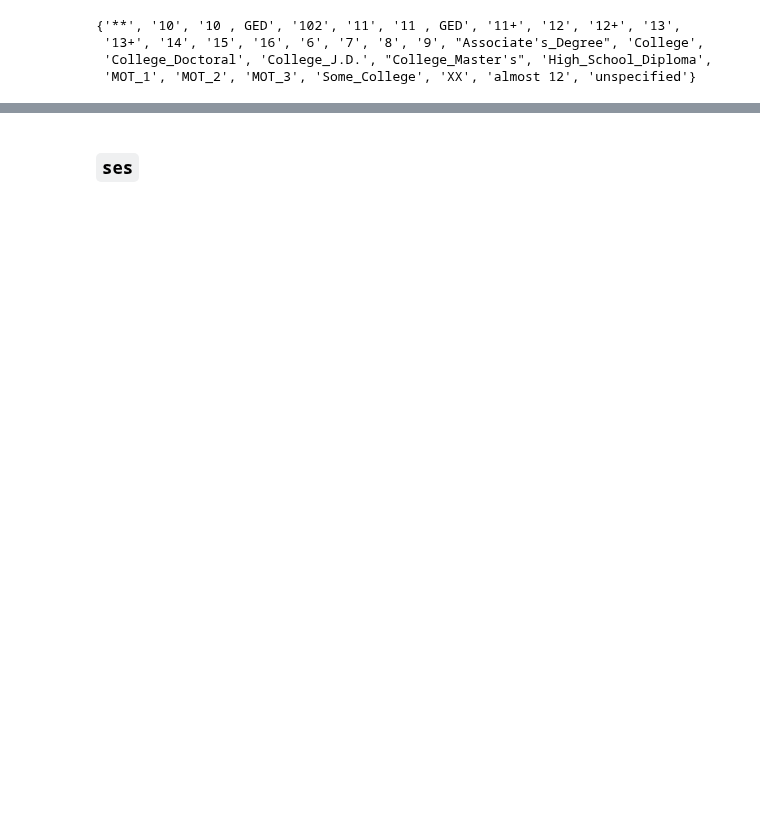
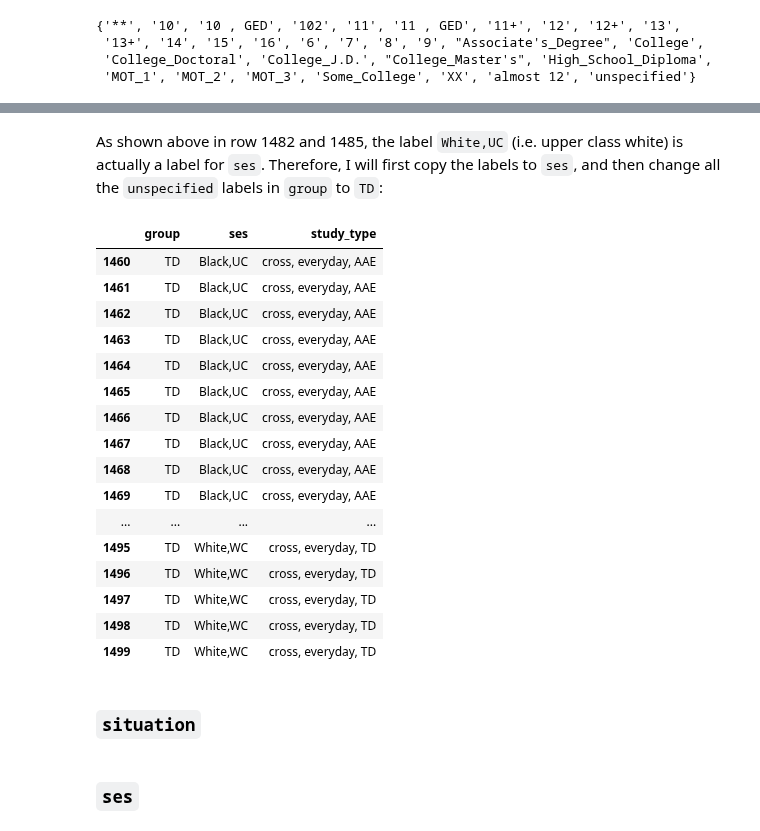
Before and after one commit to Data-Science-for-Linguists-2022/Child-Vocab-Development, a Jupyter notebook: codes/data_preprocessing.ipynb, the cells around one changed output, grey strips where cells are left out. Cells and saved outputs as stored; diff of their text form; code cells hidden in the pictures; blank space fills up the shorter version.

Commit message:
cleaned data_idx: mot_edu and group

```diff
--- a/codes/data_preprocessing.ipynb
+++ b/codes/data_preprocessing.ipynb
@@ -206,0 +252,28 @@ cp.pprint(check_labels('group'))
+# %% [markdown]
+As shown above in row 1482 and 1485, the label `White,UC` (i.e. upper class white) is actually a label for `ses`. Therefore, I will first copy the labels to `ses`, and then change all the `unspecified` labels in `group` to `TD`:
+# %%
+# idx = data_idx.group[data_idx.group=='White,UC'].index
+data_idx.loc[data_idx.group=='White,UC','ses'] = 'White,UC'
+data_idx.loc[data_idx.corpus=='Hall','group'] = 'TD'
+
+data_idx[['group','ses','study_type']][(data_idx.corpus=='Hall')]
+# %% [output]
+|  | group | ses | study_type |
+| 1460 | TD | Black,UC | cross, everyday, AAE |
+| 1461 | TD | Black,UC | cross, everyday, AAE |
+| 1462 | TD | Black,UC | cross, everyday, AAE |
+| 1463 | TD | Black,UC | cross, everyday, AAE |
+| 1464 | TD | Black,UC | cross, everyday, AAE |
+| 1465 | TD | Black,UC | cross, everyday, AAE |
+| 1466 | TD | Black,UC | cross, everyday, AAE |
+| 1467 | TD | Black,UC | cross, everyday, AAE |
+| 1468 | TD | Black,UC | cross, everyday, AAE |
+| 1469 | TD | Black,UC | cross, everyday, AAE |
+| ... | ... | ... | ... |
+| 1495 | TD | White,WC | cross, everyday, TD |
+| 1496 | TD | White,WC | cross, everyday, TD |
+| 1497 | TD | White,WC | cross, everyday, TD |
+| 1498 | TD | White,WC | cross, everyday, TD |
+| 1499 | TD | White,WC | cross, everyday, TD |
+# %% [markdown]
+### `situation`
```
Also changed, not shown: parts of 24 cells of this notebook.
